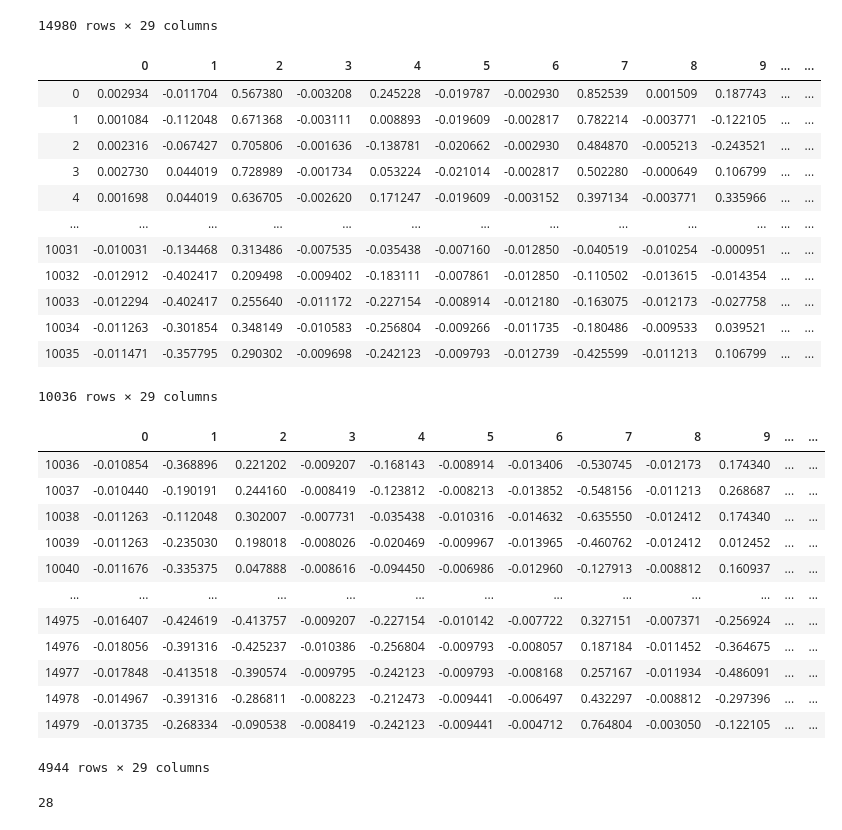
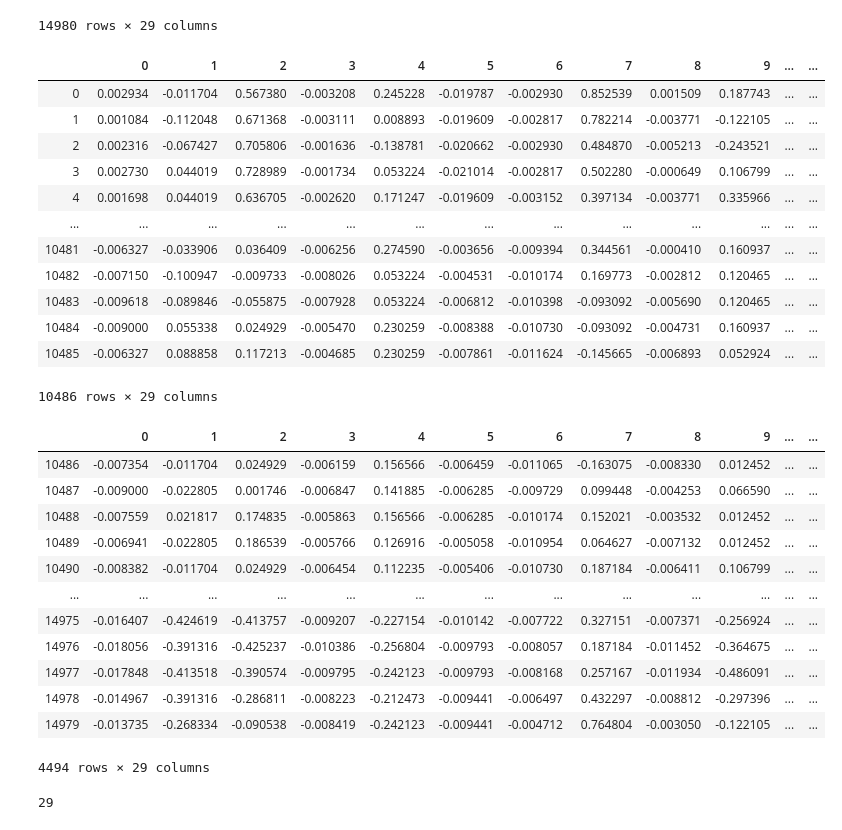
Before and after one commit to gaoyuting21/gaoyuting, a Jupyter notebook: eyes/Untitled.ipynb, the cells around one changed output. Drawn from its saved outputs; the diff is of its cells as text; code cells hidden in the pictures.

```diff
--- a/eyes/Untitled.ipynb
+++ b/eyes/Untitled.ipynb
@@ -66,0 +59,5 @@ df
+# %%
+mean_1 = df.iloc[:, 15:].mean()
+std_1 = df.iloc[:, 15:].std()
+std_1.replace(0, 1, inplace=True)
+df.iloc[:, 15:] = (df.iloc[:, 15:] - mean_1) / std_1
@@ -86,38 +87,38 @@ df
 | 14979 | -0.013735 | -0.268334 | -0.090538 | -0.008419 | -0.242123 | -0.009441 | -0.004712 | 0.764804 | -0.003050 | -0.122105 | ... | ... |
 14980 rows × 29 columns
 # %%
-split_rate = 0.33
+split_rate = 0.3
 train_size = int(df.shape[0]*(1-split_rate))
 train = df.iloc[:train_size,:]
 train
 # %% [output]
 |  | 0 | 1 | 2 | 3 | 4 | 5 | 6 | 7 | 8 | 9 | ... | ... |
 | 0 | 0.002934 | -0.011704 | 0.567380 | -0.003208 | 0.245228 | -0.019787 | -0.002930 | 0.852539 | 0.001509 | 0.187743 | ... | ... |
 | 1 | 0.001084 | -0.112048 | 0.671368 | -0.003111 | 0.008893 | -0.019609 | -0.002817 | 0.782214 | -0.003771 | -0.122105 | ... | ... |
 | 2 | 0.002316 | -0.067427 | 0.705806 | -0.001636 | -0.138781 | -0.020662 | -0.002930 | 0.484870 | -0.005213 | -0.243521 | ... | ... |
 | 3 | 0.002730 | 0.044019 | 0.728989 | -0.001734 | 0.053224 | -0.021014 | -0.002817 | 0.502280 | -0.000649 | 0.106799 | ... | ... |
 | 4 | 0.001698 | 0.044019 | 0.636705 | -0.002620 | 0.171247 | -0.019609 | -0.003152 | 0.397134 | -0.003771 | 0.335966 | ... | ... |
 | ... | ... | ... | ... | ... | ... | ... | ... | ... | ... | ... | ... | ... |
-| 10031 | -0.010031 | -0.134468 | 0.313486 | -0.007535 | -0.035438 | -0.007160 | -0.012850 | -0.040519 | -0.010254 | -0.000951 | ... | ... |
-| 10032 | -0.012912 | -0.402417 | 0.209498 | -0.009402 | -0.183111 | -0.007861 | -0.012850 | -0.110502 | -0.013615 | -0.014354 | ... | ... |
-| 10033 | -0.012294 | -0.402417 | 0.255640 | -0.011172 | -0.227154 | -0.008914 | -0.012180 | -0.163075 | -0.012173 | -0.027758 | ... | ... |
-| 10034 | -0.011263 | -0.301854 | 0.348149 | -0.010583 | -0.256804 | -0.009266 | -0.011735 | -0.180486 | -0.009533 | 0.039521 | ... | ... |
-| 10035 | -0.011471 | -0.357795 | 0.290302 | -0.009698 | -0.242123 | -0.009793 | -0.012739 | -0.425599 | -0.011213 | 0.106799 | ... | ... |
+| 10481 | -0.006327 | -0.033906 | 0.036409 | -0.006256 | 0.274590 | -0.003656 | -0.009394 | 0.344561 | -0.000410 | 0.160937 | ... | ... |
+| 10482 | -0.007150 | -0.100947 | -0.009733 | -0.008026 | 0.053224 | -0.004531 | -0.010174 | 0.169773 | -0.002812 | 0.120465 | ... | ... |
+| 10483 | -0.009618 | -0.089846 | -0.055875 | -0.007928 | 0.053224 | -0.006812 | -0.010398 | -0.093092 | -0.005690 | 0.120465 | ... | ... |
+| 10484 | -0.009000 | 0.055338 | 0.024929 | -0.005470 | 0.230259 | -0.008388 | -0.010730 | -0.093092 | -0.004731 | 0.160937 | ... | ... |
+| 10485 | -0.006327 | 0.088858 | 0.117213 | -0.004685 | 0.230259 | -0.007861 | -0.011624 | -0.145665 | -0.006893 | 0.052924 | ... | ... |
-10036 rows × 29 columns
+10486 rows × 29 columns
 # %%
 test = df.iloc[train_size:,:]
 test
 # %% [output]
 |  | 0 | 1 | 2 | 3 | 4 | 5 | 6 | 7 | 8 | 9 | ... | ... |
-| 10036 | -0.010854 | -0.368896 | 0.221202 | -0.009207 | -0.168143 | -0.008914 | -0.013406 | -0.530745 | -0.012173 | 0.174340 | ... | ... |
-| 10037 | -0.010440 | -0.190191 | 0.244160 | -0.008419 | -0.123812 | -0.008213 | -0.013852 | -0.548156 | -0.011213 | 0.268687 | ... | ... |
-| 10038 | -0.011263 | -0.112048 | 0.302007 | -0.007731 | -0.035438 | -0.010316 | -0.014632 | -0.635550 | -0.012412 | 0.174340 | ... | ... |
-| 10039 | -0.011263 | -0.235030 | 0.198018 | -0.008026 | -0.020469 | -0.009967 | -0.013965 | -0.460762 | -0.012412 | 0.012452 | ... | ... |
-| 10040 | -0.011676 | -0.335375 | 0.047888 | -0.008616 | -0.094450 | -0.006986 | -0.012960 | -0.127913 | -0.008812 | 0.160937 | ... | ... |
+| 10486 | -0.007354 | -0.011704 | 0.024929 | -0.006159 | 0.156566 | -0.006459 | -0.011065 | -0.163075 | -0.008330 | 0.012452 | ... | ... |
+| 10487 | -0.009000 | -0.022805 | 0.001746 | -0.006847 | 0.141885 | -0.006285 | -0.009729 | 0.099448 | -0.004253 | 0.066590 | ... | ... |
+| 10488 | -0.007559 | 0.021817 | 0.174835 | -0.005863 | 0.156566 | -0.006285 | -0.010174 | 0.152021 | -0.003532 | 0.012452 | ... | ... |
+| 10489 | -0.006941 | -0.022805 | 0.186539 | -0.005766 | 0.126916 | -0.005058 | -0.010954 | 0.064627 | -0.007132 | 0.012452 | ... | ... |
+| 10490 | -0.008382 | -0.011704 | 0.024929 | -0.006454 | 0.112235 | -0.005406 | -0.010730 | 0.187184 | -0.006411 | 0.106799 | ... | ... |
 | ... | ... | ... | ... | ... | ... | ... | ... | ... | ... | ... | ... | ... |
 | 14975 | -0.016407 | -0.424619 | -0.413757 | -0.009207 | -0.227154 | -0.010142 | -0.007722 | 0.327151 | -0.007371 | -0.256924 | ... | ... |
 | 14976 | -0.018056 | -0.391316 | -0.425237 | -0.010386 | -0.256804 | -0.009793 | -0.008057 | 0.187184 | -0.011452 | -0.364675 | ... | ... |
 | 14977 | -0.017848 | -0.413518 | -0.390574 | -0.009795 | -0.242123 | -0.009793 | -0.008168 | 0.257167 | -0.011934 | -0.486091 | ... | ... |
 | 14978 | -0.014967 | -0.391316 | -0.286811 | -0.008223 | -0.212473 | -0.009441 | -0.006497 | 0.432297 | -0.008812 | -0.297396 | ... | ... |
 | 14979 | -0.013735 | -0.268334 | -0.090538 | -0.008419 | -0.242123 | -0.009441 | -0.004712 | 0.764804 | -0.003050 | -0.122105 | ... | ... |
-4944 rows × 29 columns
+4494 rows × 29 columns
@@ -130,4 +125,4 @@ test_x=test.drop(['14'],axis=1)
 # %%
-train_x.shape[1]
+train.shape[1]
 # %% [output]
-28
+29
```
Also changed, not shown: parts of 25 cells of this notebook.
